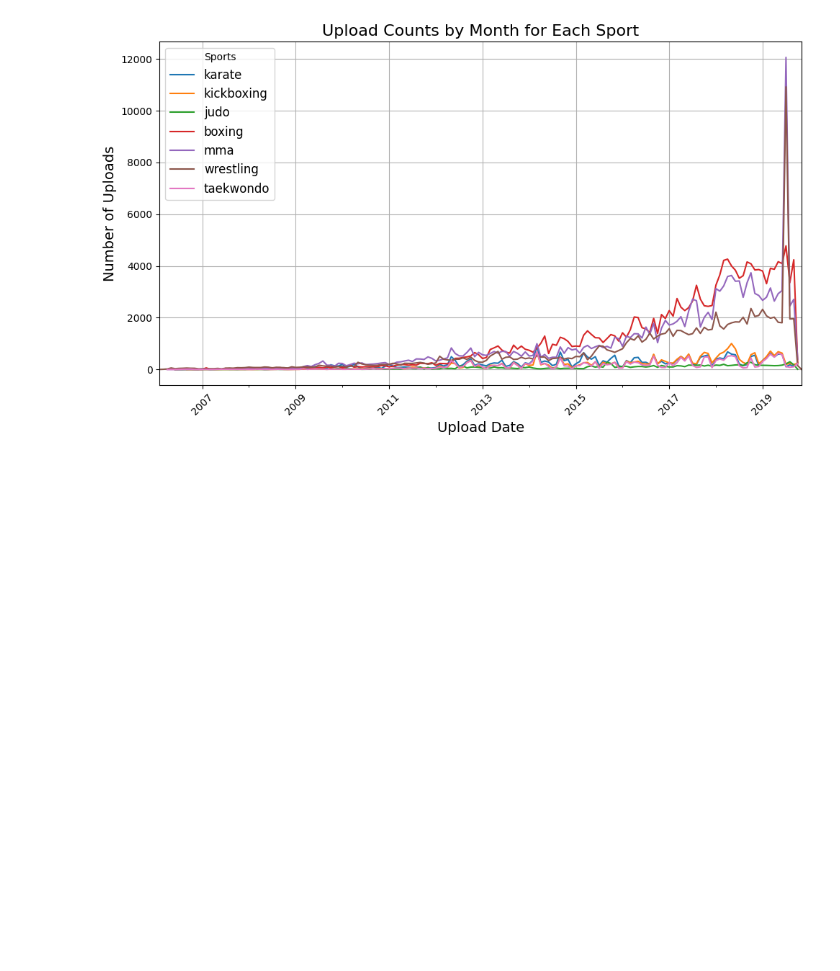
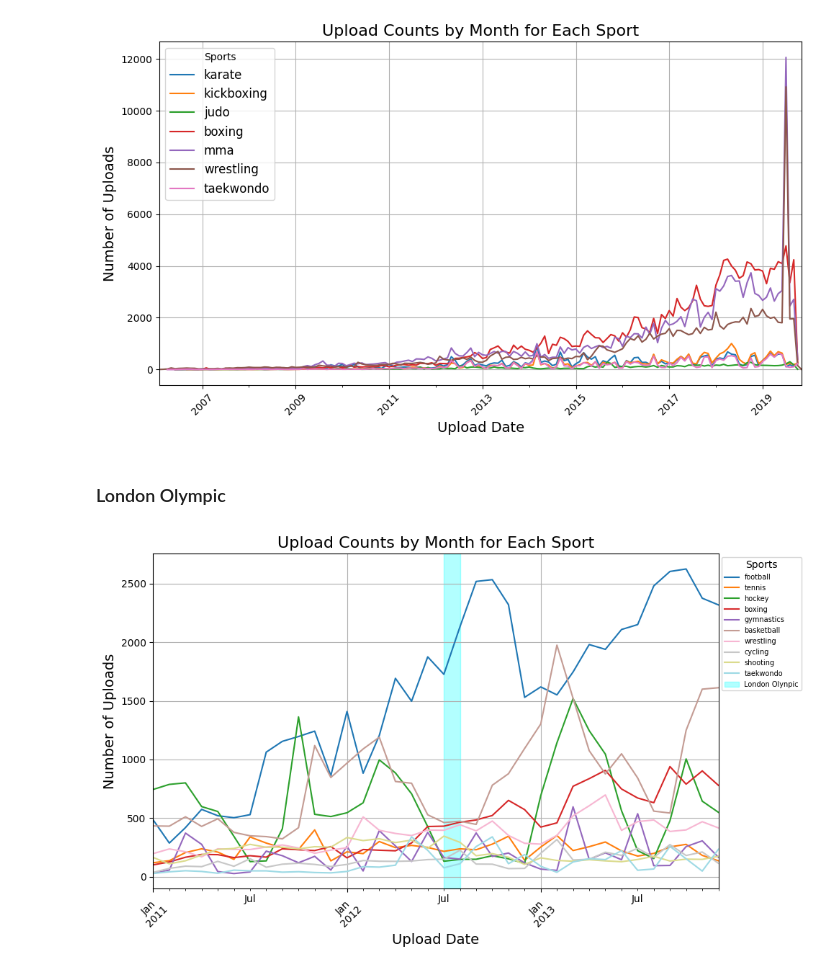
Before and after one commit to epfl-ada/ada-2024-project-robodatapioneers2024, a Jupyter notebook: part3.ipynb, the cells around one changed output. Saved outputs shown, nothing was run; the diff lists cells and outputs as text; code cells hidden in the pictures; blank space fills up the shorter version.

Commit message:
london olynpic analysis

```diff
--- a/part3.ipynb
+++ b/part3.ipynb
@@ -194,3 +197,50 @@ plt.tight_layout()  # レイアウト調整
 plt.show()
 # %% [output]
 [figure]
+# %% [markdown]
+### London Olympic
+# %%
+df_vd_sports_2012 = df_vd_sports[(df_vd_sports['upload_date'].dt.year >= 2011) & (df_vd_sports['upload_date'].dt.year <= 2013)]
+# %%
+sports_list_london = [
+    'athletics', 'swimming', 'diving', 'synchronised swimming',
+    'water polo', 'football', 'tennis', 'rowing', 'hockey',
+    'boxing', 'volleyball',  'beach volleyball', 'gymnastics',
+    'artistic gymnastics', 'rhythmic gymnastics', 'trampoline', 'basketball', 'wrestling',
+    'sailing', 'weightlifting', 'handball', 'cycling', 'table_tennis',
+    'equestrian', 'fencing', 'judo', 'shooting', 'rifle shooting',
+    'skeet shooting', 'modern pentathlon', 'canoeing', 'archery',
+    'badminton', 'taekwondo', 'triathlon'
+]
+f_sports_list_london=[]
+for sport in sports_list_london:
+    sport_data= df_vd_sports_2012[df_vd_sports_2012['tags'].apply(
+        lambda x: sport in x.split(',')
+    )]
+    # filter the sport that has more than 4000 videos over 2011-2013
+    if sport_data.shape[0]>4000:
+        f_sports_list_london.append(sport)
+# %%
+
+colors = plt.cm.get_cmap('tab20', len(f_sports_list_london))
+plt.figure(figsize=(10, 6))
+for idx,sport in enumerate(f_sports_list_london):
+    sport_data= df_vd_sports_2012[df_vd_sports_2012['tags'].apply(
+        lambda x: sport in x.split(',')
+    )]
+    monthly_data = sport_data.groupby(sport_data['upload_date'].dt.to_period('M')).size()
+    monthly_data.plot(kind='line',label=sport,color=colors(idx))
+
+highlight_start = pd.to_datetime('2012-07-27')
+highlight_end = pd.to_datetime('2012-08-12')
+plt.axvspan(highlight_start, highlight_end, color='cyan', alpha=0.3, label='London Olynpic')
+
+plt.title('Upload Counts by Month for Each Sport', fontsize=16)
+plt.xlabel('Upload Date', fontsize=14)
+plt.ylabel('Number of Uploads', fontsize=14)
+plt.legend(title='Sports', loc='upper left', fontsize=7,bbox_to_anchor=(1, 1))
+plt.grid(True)
+plt.xticks(rotation=45)
+plt.tight_layout()
+# %% [output]
+[figure, added]
```
Also changed, not shown: parts of 5 cells of this notebook.
